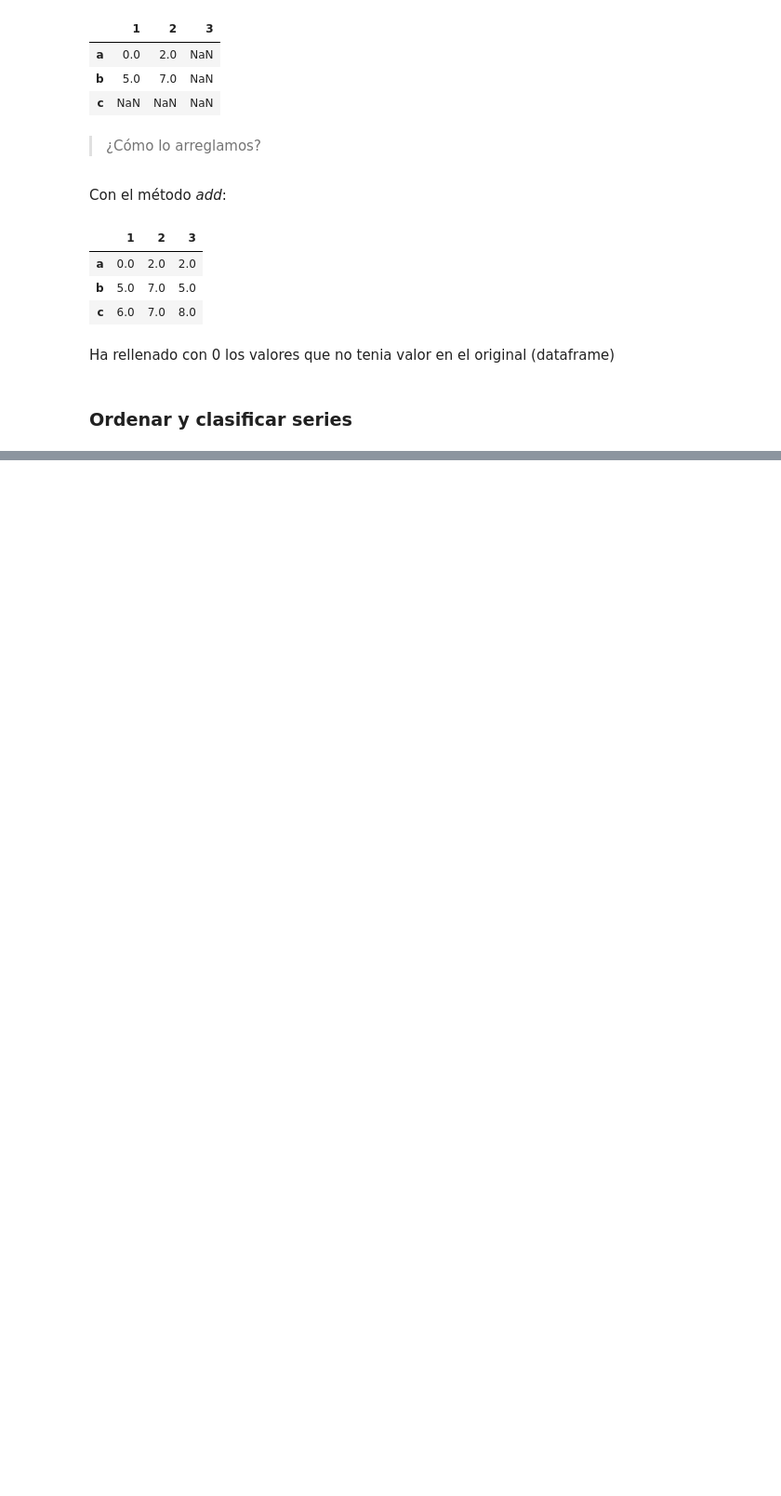
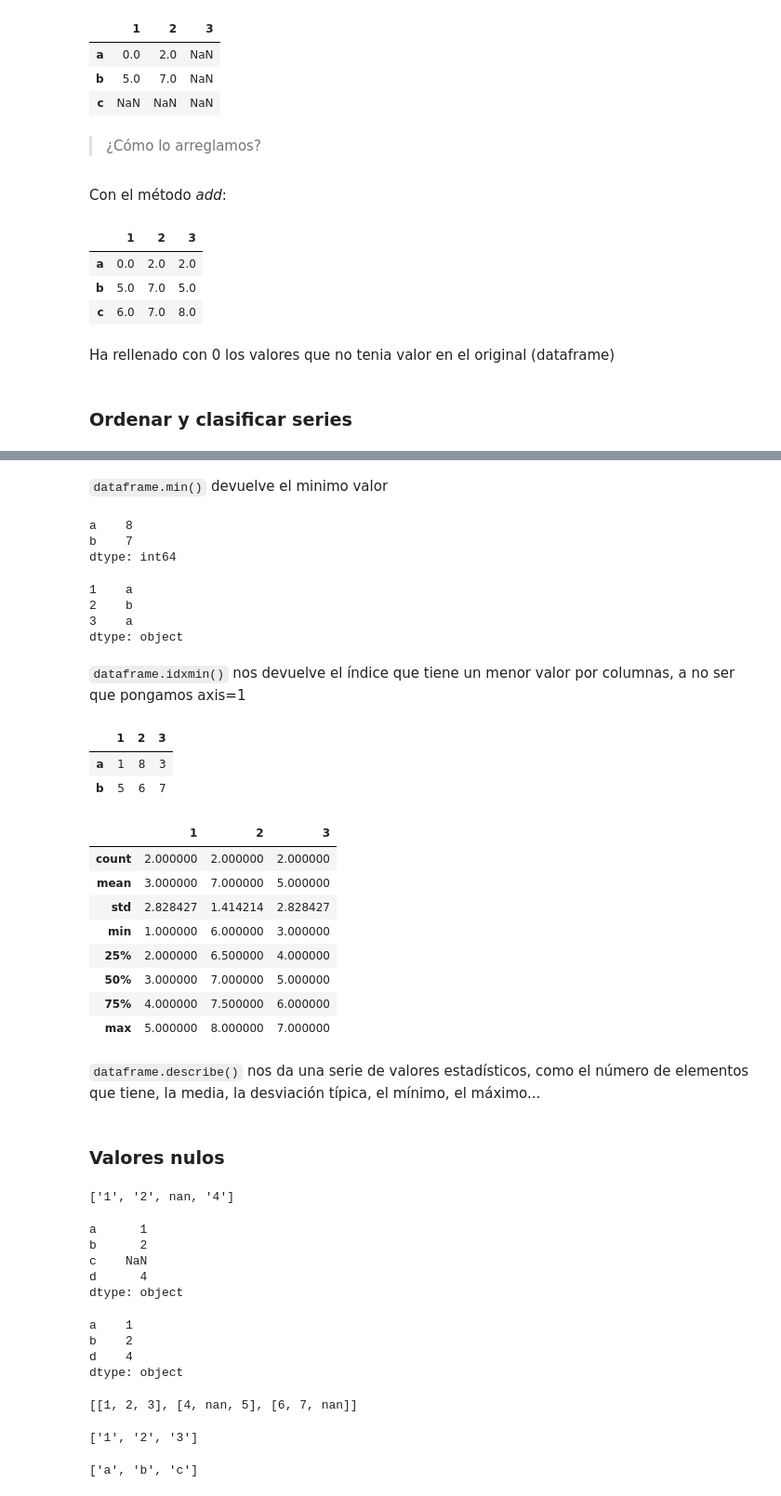
Before and after one commit to e5pe/PythonPath, a Jupyter notebook: python3aprendeDesde0/20_Modulo_pandas/Modulo_pandas.ipynb, the cells around one changed output, grey strips where cells are left out. Shown at 93% size. Saved outputs shown, nothing was run; the diff lists cells and outputs as text; code cells hidden in the pictures; blank space fills up the shorter version.

```diff
--- a/python3aprendeDesde0/20_Modulo_pandas/Modulo_pandas.ipynb
+++ b/python3aprendeDesde0/20_Modulo_pandas/Modulo_pandas.ipynb
@@ -209,0 +287,3 @@ Ha rellenado con 0 los valores que no tenia valor en el original (dataframe)
+# %%
+array = np.array([[1,8,3], [5,6,7]])
+array
@@ -209,0 +293,2 @@ Ha rellenado con 0 los valores que no tenia valor en el original (dataframe)
+# %%
+dataframe = pd.DataFrame(array, index=list('ab'), columns=list('123'))
@@ -209,0 +327,44 @@ Ha rellenado con 0 los valores que no tenia valor en el original (dataframe)
+# %% [markdown]
+`dataframe.min()` devuelve el minimo valor
+# %%
+dataframe.max(axis=1)
+# %% [output]
+a    8
+b    7
+dtype: int64
+# %%
+dataframe.idxmin()
+# %% [output]
+1    a
+2    b
+3    a
+dtype: object
+# %% [markdown]
+`dataframe.idxmin()` nos devuelve el índice que tiene un menor valor por columnas, a no ser que pongamos axis=1
+# %%
+dataframe
+# %% [output]
+|  | 1 | 2 | 3 |
+| a | 1 | 8 | 3 |
+| b | 5 | 6 | 7 |
+# %%
+dataframe.describe()
+# %% [output]
+|  | 1 | 2 | 3 |
+| count | 2.000000 | 2.000000 | 2.000000 |
+| mean | 3.000000 | 7.000000 | 5.000000 |
+| std | 2.828427 | 1.414214 | 2.828427 |
+| min | 1.000000 | 6.000000 | 3.000000 |
+| 25% | 2.000000 | 6.500000 | 4.000000 |
+| 50% | 3.000000 | 7.000000 | 5.000000 |
+| 75% | 4.000000 | 7.500000 | 6.000000 |
+| max | 5.000000 | 8.000000 | 7.000000 |
+# %% [markdown]
+`dataframe.describe()` nos da una serie de valores estadísticos, como el número de elementos que tiene, la media, la desviación típica, el mínimo, el máximo...
+# %% [markdown]
+### Valores nulos
+# %%
+valores = ['1','2',np.nan, '4']
+valores
+# %% [output]
+['1', '2', nan, '4']
@@ -209,0 +373,8 @@ Ha rellenado con 0 los valores que no tenia valor en el original (dataframe)
+# %%
+serie
+# %% [output]
+a      1
+b      2
+c    NaN
+d      4
+dtype: object
@@ -209,0 +383,22 @@ Ha rellenado con 0 los valores que no tenia valor en el original (dataframe)
+# %%
+serie
+# %% [output]
+a    1
+b    2
+d    4
+dtype: object
+# %%
+lista_valores = [[1,2,3],[4,np.nan,5], [6,7,np.nan]]
+lista_valores
+# %% [output]
+[[1, 2, 3], [4, nan, 5], [6, 7, nan]]
+# %%
+indices = list('123')
+indices
+# %% [output]
+['1', '2', '3']
+# %%
+columnas = list('abc')
+columnas
+# %% [output]
+['a', 'b', 'c']
```
Also changed, not shown: parts of 44 cells of this notebook, 3 other files.
